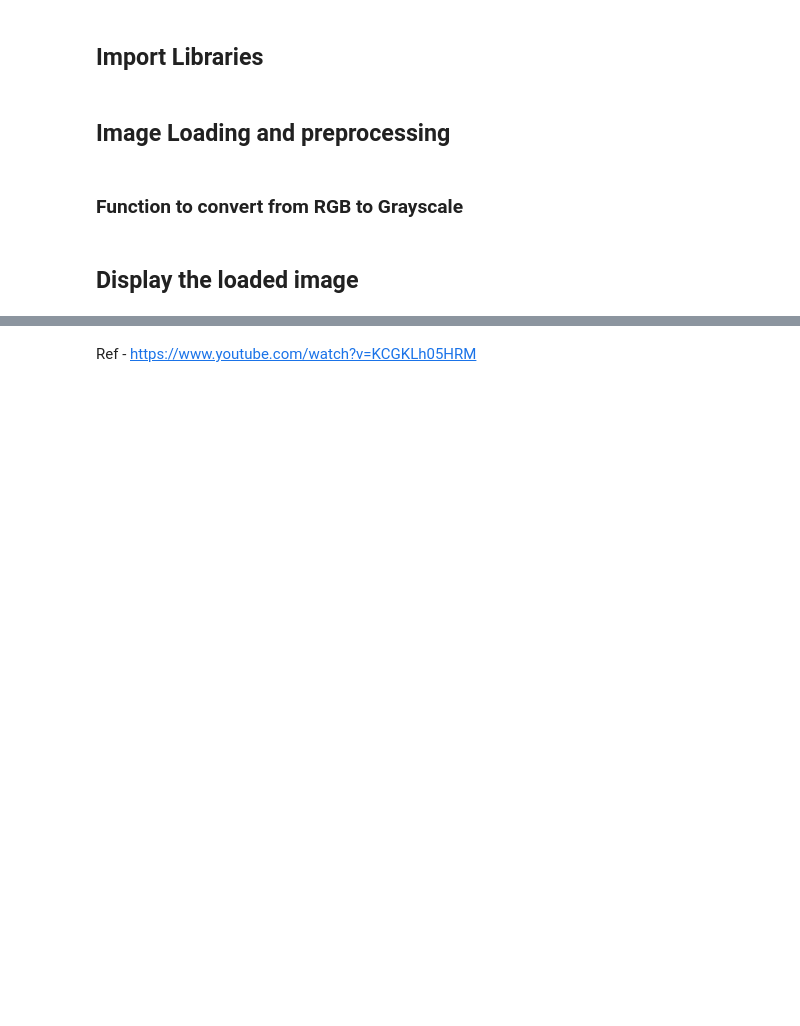
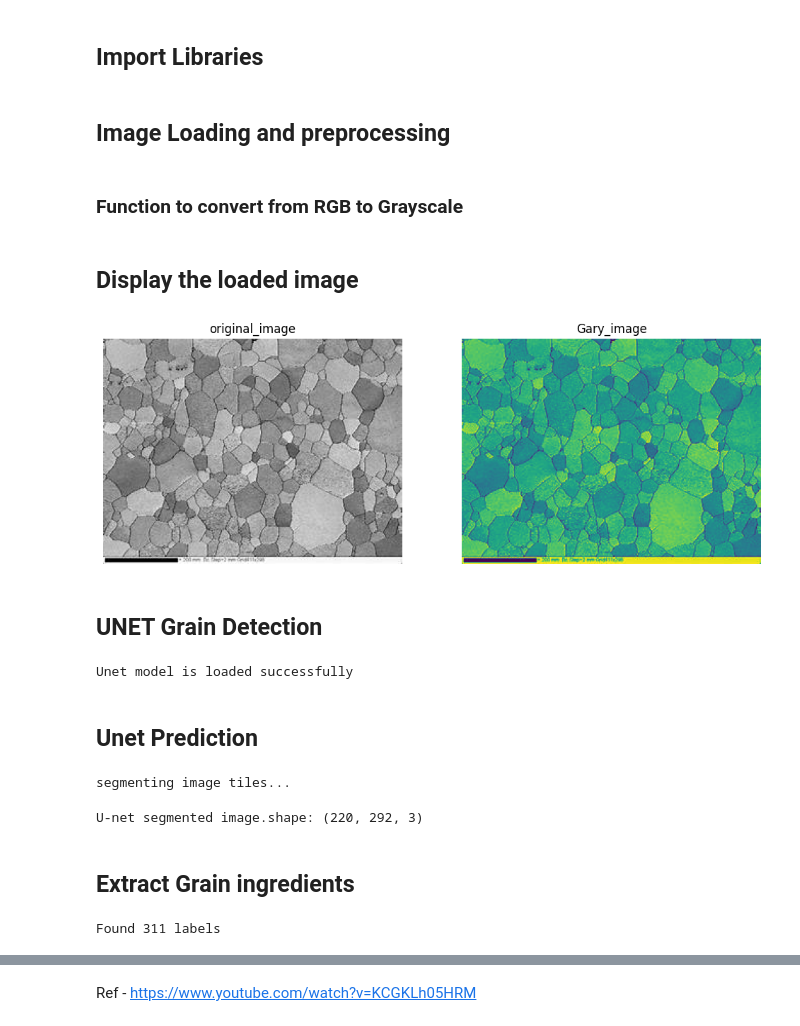
Before and after one commit to Computerglassformedandsurg/SAM_based_ASTM_Grain_Size_Analysis, a Jupyter notebook: 373_SAM_based_ASTM_Grain_Size_Analysis.ipynb, the cells around one changed output, grey strips where cells are left out. Cells and saved outputs as stored; diff of their text form; code cells hidden in the pictures; blank space fills up the shorter version.

Commit message:
Unet seed detection

```diff
--- a/373_SAM_based_ASTM_Grain_Size_Analysis.ipynb
+++ b/373_SAM_based_ASTM_Grain_Size_Analysis.ipynb
@@ -137,0 +125,51 @@ plt.figure(figsize = (12,5))
+# %%
+plt.figure(figsize = (12,5))
+if len(original_image.shape) == 3:
+  plt.subplot(1, 2, 1)
+  plt.imshow(original_image)
+  plt.title("original_image")
+  plt.axis('off')
+
+  plt.subplot(1, 2, 2)
+  plt.imshow(gray_image)
+  plt.title("Gary_image")
+  plt.axis('off')
+
+else:
+  plt.imshow(original_image, cmap = 'gray')
+  plt.title("Original image")
+  plt.axis('off')
+# %% [output]
+[figure, added]
+# %% [markdown]
+## UNET Grain Detection
+# %%
+# Load the unet model
+try:
+  unet_model = seg.load_model(
+      Model_Paths['unet'],
+      custom_objects = {'weighted_crossentropy' : seg.weighted_crossentropy}
+  )
+  print("Unet model is loaded successfully")
+except Exception as e:
+  print(f"Error loading U-Net model: {e}")
+  raise
+# %% [output]
+Unet model is loaded successfully
+# %% [markdown]
+## Unet Prediction
+# %%
+img_pred = seg.predict_image(original_image, unet_model, I=256)
+print(f"U-net segmented image.shape: {img_pred.shape}")
+# %% [output]
+segmenting image tiles...
+U-net segmented image.shape: (220, 292, 3)
+# %% [markdown]
+## Extract Grain ingredients
+# %%
+#If two "potential" grain points are closer than this distance - 6.0, the code treats them as the same grain.
+labels_unet, coords = seg.label_grains(original_image, img_pred, dbs_max_dist = 0.6)
+No_of_labels = len(coords)
+print(f"Found {No_of_labels} labels")
+# %% [output]
+Found 311 labels
```
Also changed, not shown: parts of 4 cells of this notebook.
